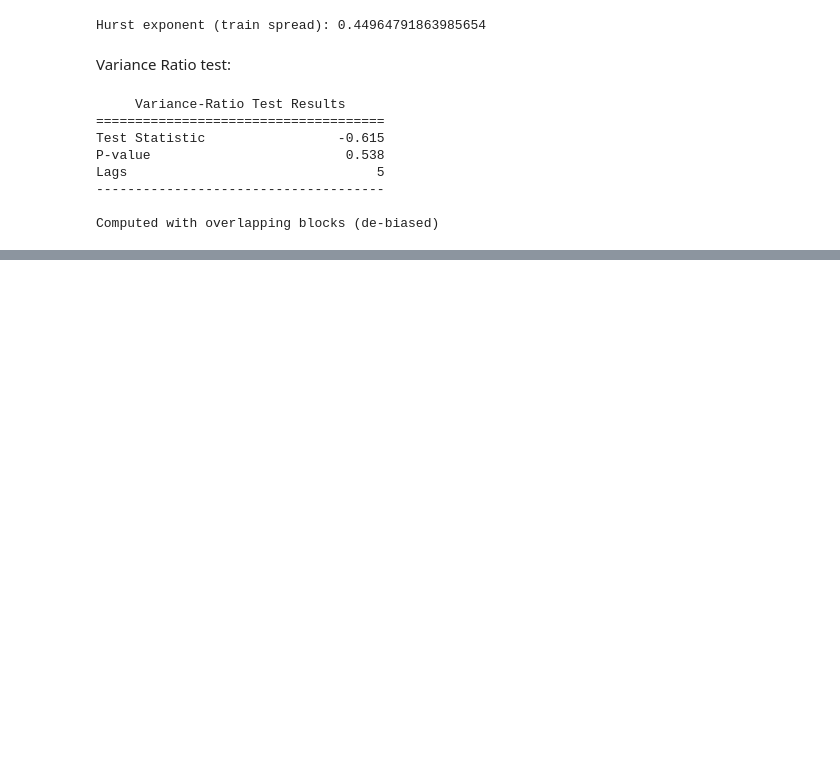
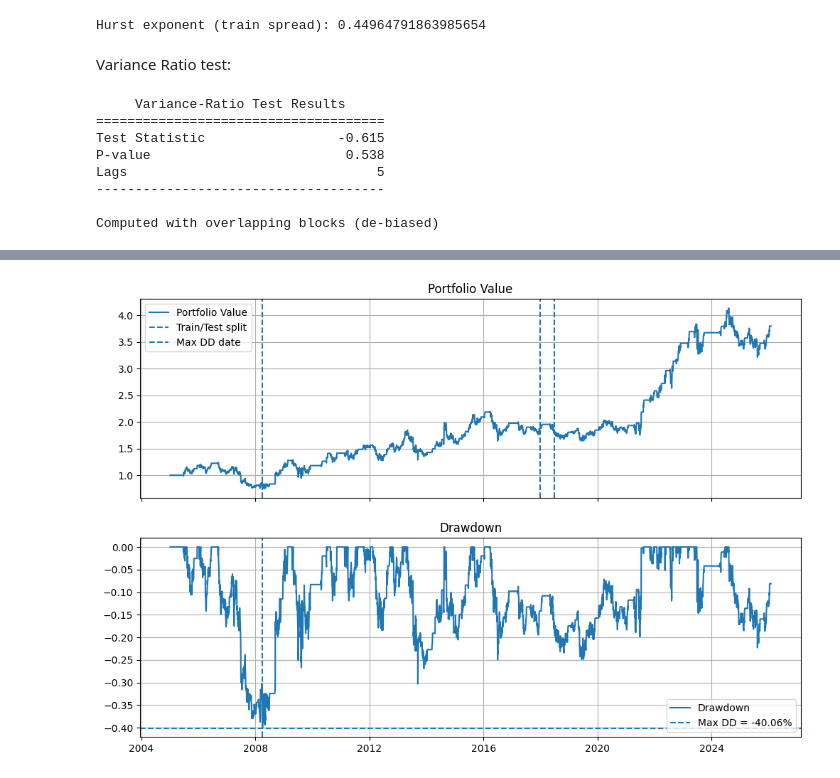
Before and after one commit to wiktorgrocholewski/Spring2026-TIC, a Jupyter notebook: 6_mean_reversion_strategy/Strategy Antonio.ipynb, the cells around one changed output, grey strips where cells are left out. Saved outputs shown, nothing was run; the diff lists cells and outputs as text; code cells hidden in the pictures; blank space fills up the shorter version.

```diff
--- a/6_mean_reversion_strategy/Strategy Antonio.ipynb
+++ b/6_mean_reversion_strategy/Strategy Antonio.ipynb
@@ -172,0 +436,34 @@ Computed with overlapping blocks (de-biased)
+# %%
+prices["strategy_ret"] = prices["strategy_ret_1.5"]   # or whichever threshold you chose
+
+prices["cum_log_ret"] = prices["strategy_ret"].cumsum()
+prices["portfolio_value"] = np.exp(prices["cum_log_ret"])
+
+prices["running_max"] = prices["portfolio_value"].cummax()
+prices["drawdown"] = prices["portfolio_value"] / prices["running_max"] - 1
+
+max_dd = prices["drawdown"].min()
+max_dd_date = prices.loc[prices["drawdown"].idxmin(), "Date"]
+
+print("Maximum drawdown:", max_dd)
+print("Date of maximum drawdown:", max_dd_date)
+
+fig, (ax1, ax2) = plt.subplots(2, 1, figsize=(12,8), sharex=True)
+
+ax1.plot(prices["Date"], prices["portfolio_value"], label="Portfolio Value")
+ax1.axvline(pd.to_datetime(train_end), linestyle="--", label="Train/Test split")
+ax1.axvline(pd.to_datetime(gap_end), linestyle="--")
+ax1.set_title("Portfolio Value")
+ax1.axvline(max_dd_date, linestyle="--", label="Max DD date")
+ax1.legend()
+ax1.grid(True)
+
+ax2.plot(prices["Date"], prices["drawdown"], label="Drawdown")
+ax2.axhline(max_dd, linestyle="--", label=f"Max DD = {max_dd:.2%}")
+ax2.axvline(max_dd_date, linestyle="--")
+ax2.set_title("Drawdown")
+ax2.legend()
+ax2.grid(True)
+
+plt.show()
+# %% [output]
@@ -172,0 +472 @@ Computed with overlapping blocks (de-biased)
+[figure, added]
```
Also changed, not shown: parts of 23 cells of this notebook.
